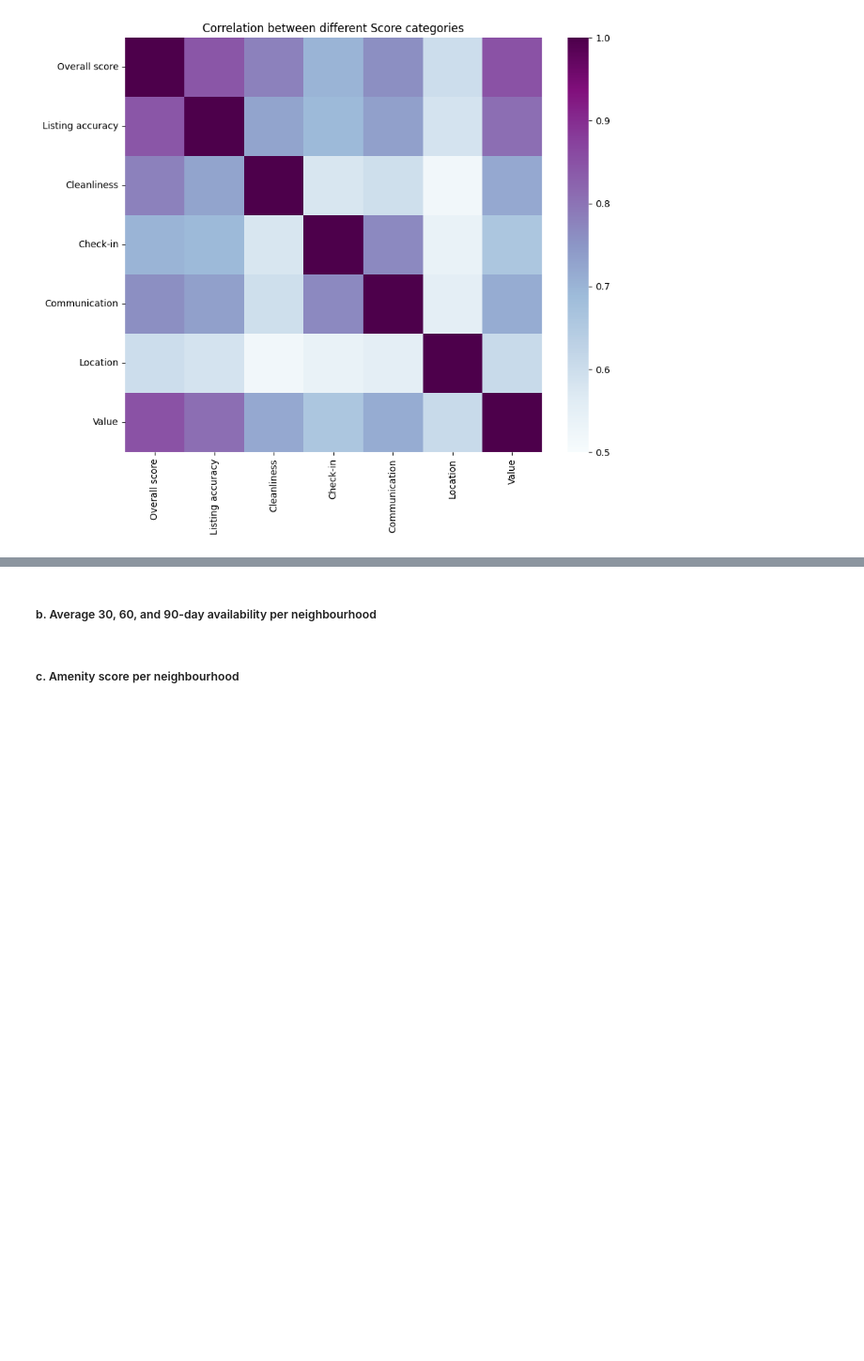
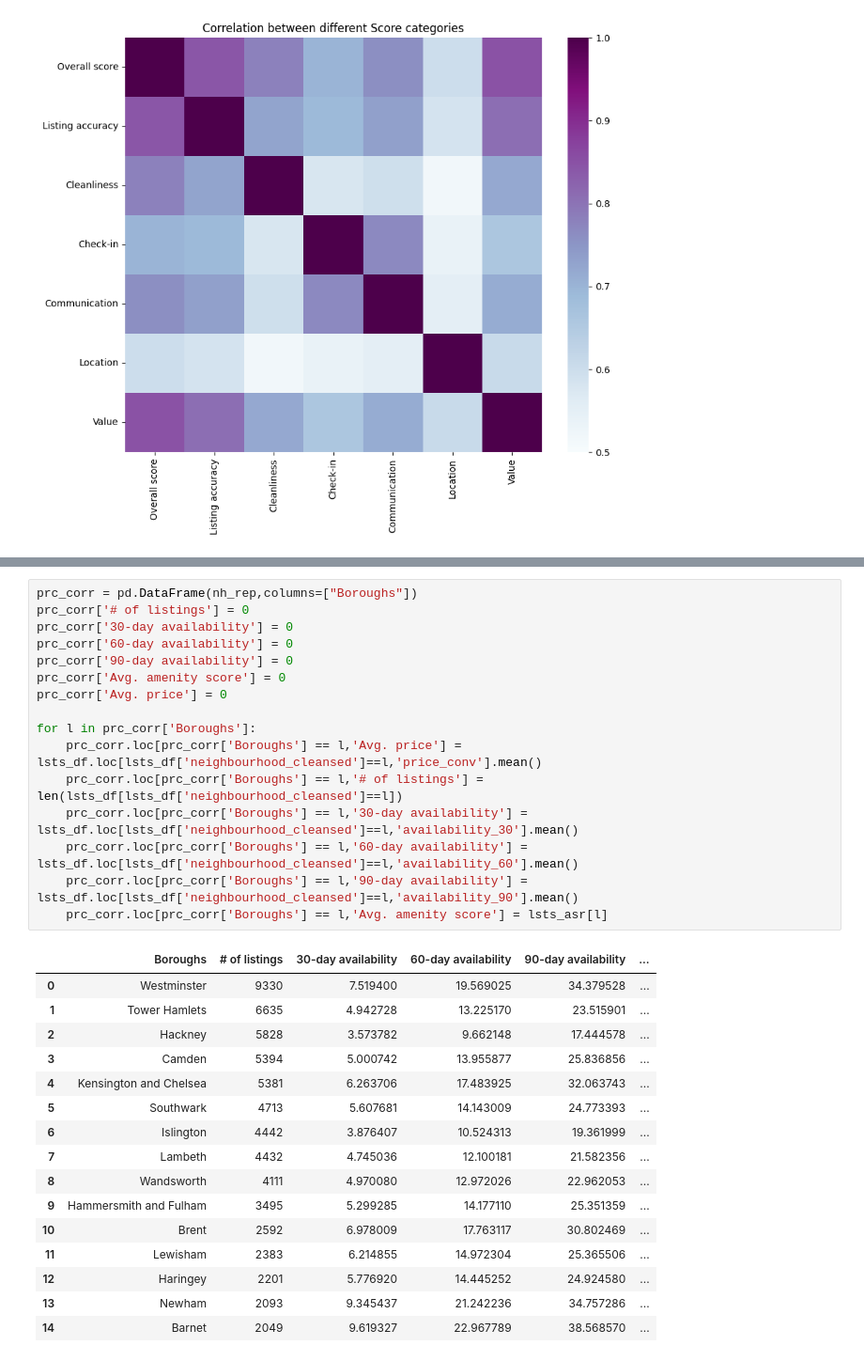
Before and after one commit to DJRT-11/MINE4101-T1, a Jupyter notebook: DevNotebook.ipynb, the cells around one changed output, grey strips where cells are left out. Shown at 94% size. Drawn from its saved outputs; the diff is of its cells as text; blank space fills up the shorter version.

```diff
--- a/DevNotebook.ipynb
+++ b/DevNotebook.ipynb
@@ -310,4 +331,33 @@ Now, let's take a look at possible variables that may be correlated to the price
-# %% [markdown]
-##### b. Average 30, 60, and 90-day availability per neighbourhood
-# %% [markdown]
-##### c. Amenity score per neighbourhood
+# %%
+prc_corr = pd.DataFrame(nh_rep,columns=["Boroughs"])
+prc_corr['# of listings'] = 0
+prc_corr['30-day availability'] = 0
+prc_corr['60-day availability'] = 0
+prc_corr['90-day availability'] = 0
+prc_corr['Avg. amenity score'] = 0
+prc_corr['Avg. price'] = 0
+
+for l in prc_corr['Boroughs']:
+    prc_corr.loc[prc_corr['Boroughs'] == l,'Avg. price'] = lsts_df.loc[lsts_df['neighbourhood_cleansed']==l,'price_conv'].mean()
+    prc_corr.loc[prc_corr['Boroughs'] == l,'# of listings'] = len(lsts_df[lsts_df['neighbourhood_cleansed']==l])
+    prc_corr.loc[prc_corr['Boroughs'] == l,'30-day availability'] = lsts_df.loc[lsts_df['neighbourhood_cleansed']==l,'availability_30'].mean()
+    prc_corr.loc[prc_corr['Boroughs'] == l,'60-day availability'] = lsts_df.loc[lsts_df['neighbourhood_cleansed']==l,'availability_60'].mean()
+    prc_corr.loc[prc_corr['Boroughs'] == l,'90-day availability'] = lsts_df.loc[lsts_df['neighbourhood_cleansed']==l,'availability_90'].mean()
+    prc_corr.loc[prc_corr['Boroughs'] == l,'Avg. amenity score'] = lsts_asr[l]
+# %% [output]
+|  | Boroughs | # of listings | 30-day availability | 60-day availability | 90-day availability | ... |
+| 0 | Westminster | 9330 | 7.519400 | 19.569025 | 34.379528 | ... |
+| 1 | Tower Hamlets | 6635 | 4.942728 | 13.225170 | 23.515901 | ... |
+| 2 | Hackney | 5828 | 3.573782 | 9.662148 | 17.444578 | ... |
+| 3 | Camden | 5394 | 5.000742 | 13.955877 | 25.836856 | ... |
+| 4 | Kensington and Chelsea | 5381 | 6.263706 | 17.483925 | 32.063743 | ... |
+| 5 | Southwark | 4713 | 5.607681 | 14.143009 | 24.773393 | ... |
+| 6 | Islington | 4442 | 3.876407 | 10.524313 | 19.361999 | ... |
+| 7 | Lambeth | 4432 | 4.745036 | 12.100181 | 21.582356 | ... |
+| 8 | Wandsworth | 4111 | 4.970080 | 12.972026 | 22.962053 | ... |
+| 9 | Hammersmith and Fulham | 3495 | 5.299285 | 14.177110 | 25.351359 | ... |
+| 10 | Brent | 2592 | 6.978009 | 17.763117 | 30.802469 | ... |
+| 11 | Lewisham | 2383 | 6.214855 | 14.972304 | 25.365506 | ... |
+| 12 | Haringey | 2201 | 5.776920 | 14.445252 | 24.924580 | ... |
+| 13 | Newham | 2093 | 9.345437 | 21.242236 | 34.757286 | ... |
+| 14 | Barnet | 2049 | 9.619327 | 22.967789 | 38.568570 | ... |
```
Also changed, not shown: parts of 8 cells of this notebook, 1 other file.
